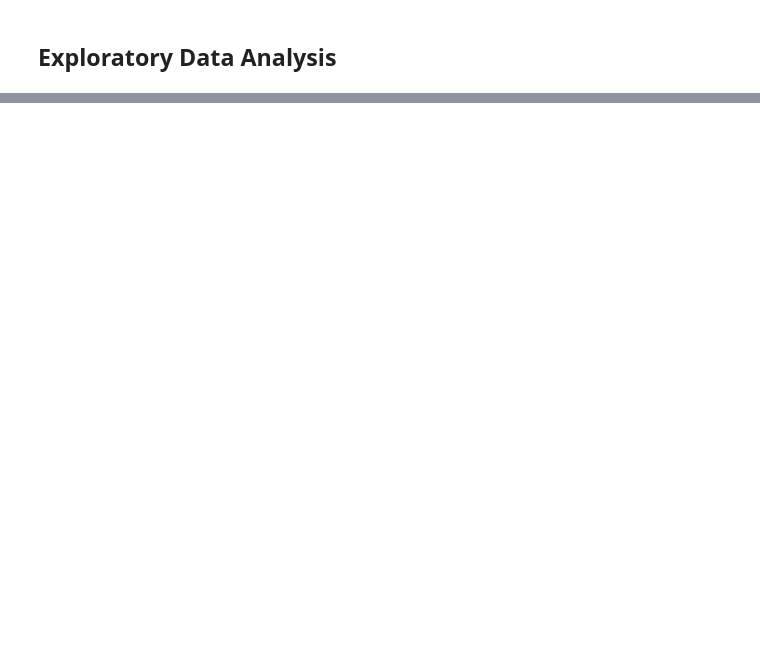
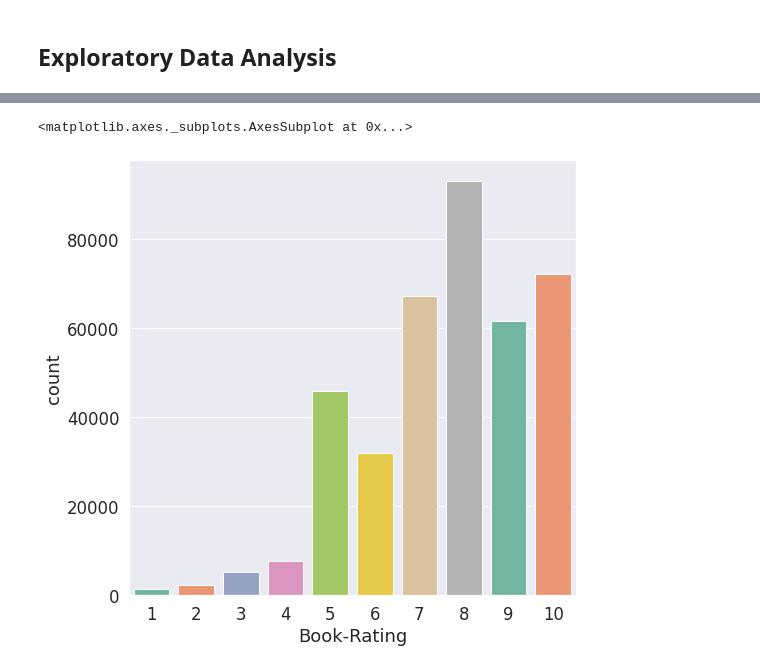
Before and after one commit to RadhikaRM/Bookrecommendersystem, a Jupyter notebook: Book_Recommender_System.ipynb, the cells around one changed output, grey strips where cells are left out. Drawn from its saved outputs; the diff is of its cells as text; code cells hidden in the pictures; blank space fills up the shorter version.

```diff
--- a/Book_Recommender_System.ipynb
+++ b/Book_Recommender_System.ipynb
@@ -649,0 +643,7 @@ books_df.head(5)
+# %%
+#Rating distribution
+
+sns.countplot(x='Book-Rating',data=df,palette='Set2')
+# %% [output]
+<matplotlib.axes._subplots.AxesSubplot at 0x...>
+[figure, added]
```
Also changed, not shown: parts of 44 cells of this notebook.
